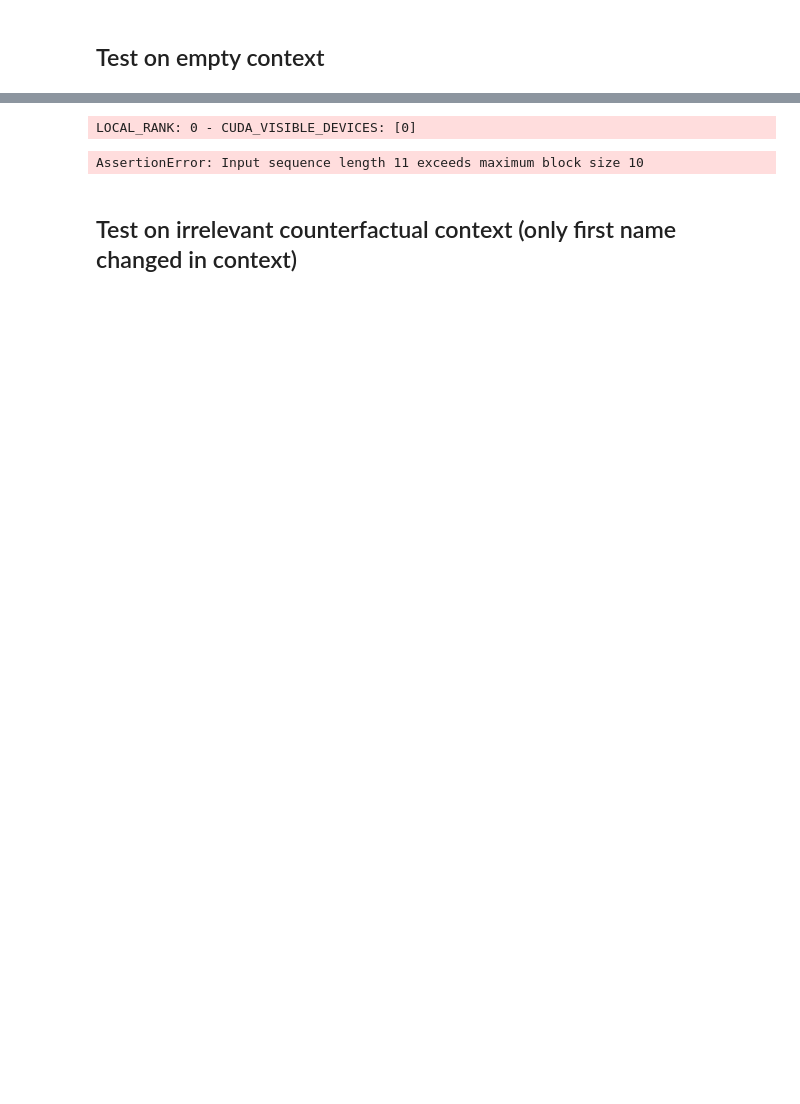
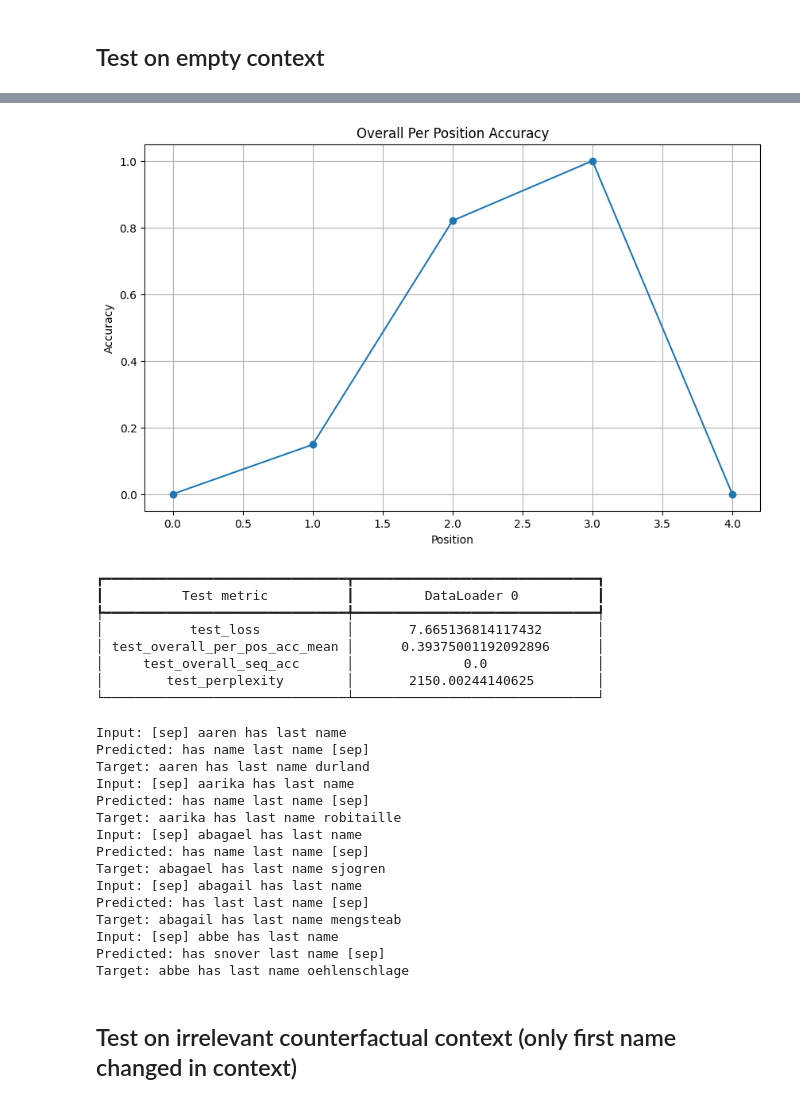
Before and after one commit to katareah/Controllability-and-Robustness, a Jupyter notebook: experiments/name_pair_experiment.ipynb, the cells around one changed output, grey strips where cells are left out. Saved outputs shown, nothing was run; the diff lists cells and outputs as text; code cells hidden in the pictures; blank space fills up the shorter version.

```diff
--- a/experiments/name_pair_experiment.ipynb
+++ b/experiments/name_pair_experiment.ipynb
@@ -495,23 +545,45 @@ test_dl_empty_ctx = torch.utils.data.DataLoader(test_dataset_empty_ctx, batch_si
 # %%
-def mismatch_seq_print_empty(mismatch, reverse_vocab_map):
-    for mismatch in lit_model.mismatched_sequences:
+def mismatch_seq_print_empty(mismatch, reverse_vocab_map, max_examples=5):
+    for mismatch in lit_model.mismatched_sequences[:max_examples]:
         input_seq = decode_sequence(mismatch['input'], reverse_vocab_map)
         predicted_seq = decode_sequence(mismatch['predicted'], reverse_vocab_map)
         target_seq = decode_sequence(mismatch['target'], reverse_vocab_map)
 
         print(f"Input: {input_seq}")
         print(f"Predicted: {predicted_seq}")
         print(f"Target: {target_seq}")
 
 # test the model on the test set
 lit_model.mismatched_sequences.clear()
 
 trainer.test(model=lit_model, dataloaders=test_dl_empty_ctx)
 plt.show()
 mismatch_seq_print_empty(lit_model.mismatched_sequences, reverse_vocab_map)
 # %% [output]
+[figure, added]
-LOCAL_RANK: 0 - CUDA_VISIBLE_DEVICES: [0]
+┏━━━━━━━━━━━━━━━━━━━━━━━━━━━━━━━┳━━━━━━━━━━━━━━━━━━━━━━━━━━━━━━━┓
+┃          Test metric          ┃         DataLoader 0          ┃
+┡━━━━━━━━━━━━━━━━━━━━━━━━━━━━━━━╇━━━━━━━━━━━━━━━━━━━━━━━━━━━━━━━┩
+│           test_loss           │       7.665136814117432       │
+│ test_overall_per_pos_acc_mean │      0.39375001192092896      │
+│     test_overall_seq_acc      │              0.0              │
+│        test_perplexity        │       2150.00244140625        │
+└───────────────────────────────┴───────────────────────────────┘
-AssertionError: Input sequence length 11 exceeds maximum block size 10
+Input: [sep] aaren has last name
+Predicted: has name last name [sep]
+Target: aaren has last name durland
+Input: [sep] aarika has last name
+Predicted: has name last name [sep]
+Target: aarika has last name robitaille
+Input: [sep] abagael has last name
+Predicted: has name last name [sep]
+Target: abagael has last name sjogren
+Input: [sep] abagail has last name
+Predicted: has last last name [sep]
+Target: abagail has last name mengsteab
+Input: [sep] abbe has last name
+Predicted: has snover last name [sep]
+Target: abbe has last name oehlenschlage
 # %% [markdown]
 ## Test on irrelevant counterfactual context (only first name changed in context)
 # %%
```
Also changed, not shown: parts of 12 cells of this notebook.
